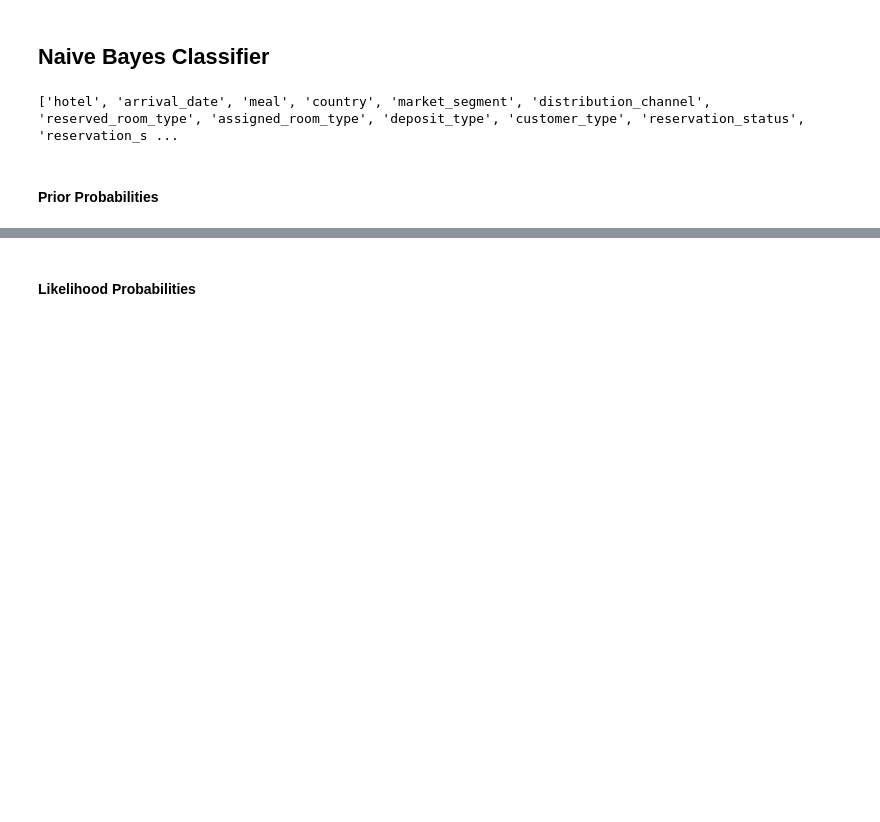
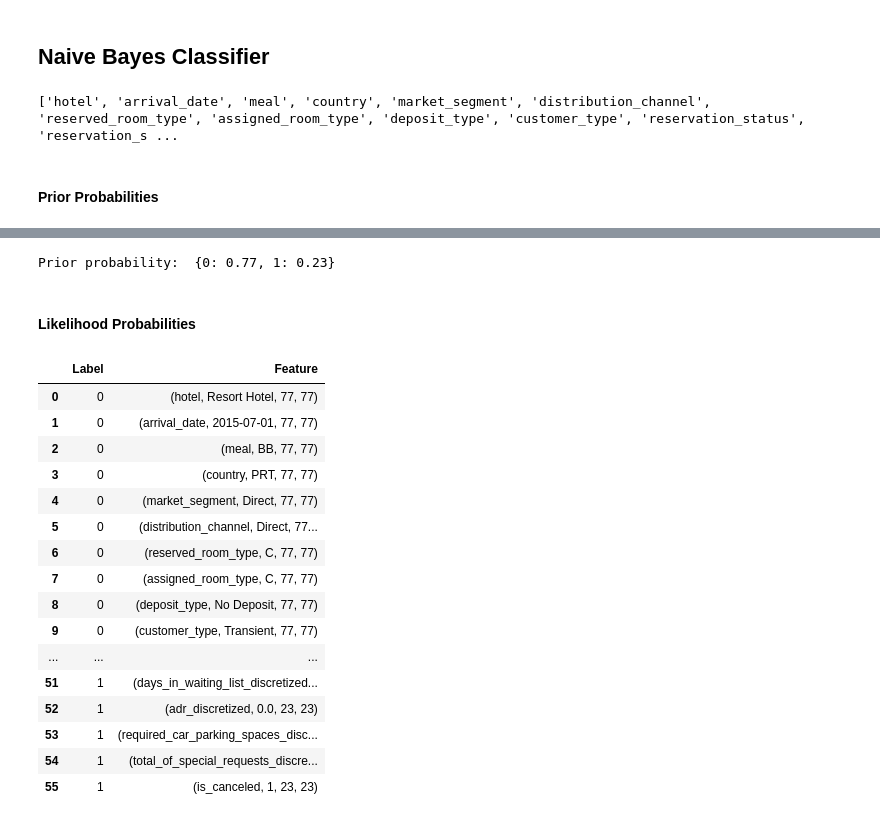
Before and after one commit to hlahany/Hotel-Booking-Big-Data, a Jupyter notebook: PySpark.ipynb, the cells around one changed output, grey strips where cells are left out. Cells and saved outputs as stored; diff of their text form; code cells hidden in the pictures; blank space fills up the shorter version.

```diff
--- a/PySpark.ipynb
+++ b/PySpark.ipynb
@@ -8,7 +24,5 @@ from pyspark.ml.feature import QuantileDiscretizer
 # %%
-import os
-os.environ["SPARK_HOME"] = "D:\Recovered Folders\CUFE\Spring 2024\Big Data\Spark"
-spark = SparkSession.builder.appName("NaiveBayes").getOrCreate()
+spark = SparkSession.builder.appName("HotelBooking").getOrCreate()
 
 sc = spark.sparkContext
 sc.setLogLevel("ERROR")
@@ -113,0 +109,3 @@ only showing top 20 rows
+# %%
+df_discretized = df_discretized.take(100)
+df_discretized = sc.parallelize(df_discretized)
@@ -114,14 +125,7 @@ only showing top 20 rows
 # %%
-# Use reduceByKey instead of groupByKey
-prior = (df_discretized.rdd
-                     .mapPartitions(mapper)
-                     .reduceByKey(lambda a, b: a + b)
-                     .collect())
-
-# Calculate total
+prior = prior.collect()
 total = sum([x[1] for x in prior])
-
-# Calculate prior probabilities
-prior_dict = {x[0]: x[1]/total for x in prior}
-
+prior_dict = dict([(x[0], x[1]/total) for x in prior])
 print("Prior probability: ", prior_dict)
+# %% [output]
+Prior probability:  {0: 0.77, 1: 0.23}
@@ -218,3 +217,25 @@ def reducer2(row):
 # %%
-likelihood = df_discretized.rdd.mapPartitions(mapper).groupByKey().flatMap(reducer1).groupByKey().flatMap(reducer2).collect()
-print(likelihood)
+# likelihood = df_discretized.rdd.mapPartitions(mapper).groupByKey().flatMap(reducer1).groupByKey().flatMap(reducer2).collect()
+likelihood = df_discretized.mapPartitions(mapper).groupByKey().flatMap(reducer1).groupByKey().flatMap(reducer2).collect()
+# %%
+# Print likelihood using pandas
+likelihood_df = pd.DataFrame(likelihood, columns=["Label", "Feature"])
+likelihood_df
+# %% [output]
+|  | Label | Feature |
+| 0 | 0 | (hotel, Resort Hotel, 77, 77) |
+| 1 | 0 | (arrival_date, 2015-07-01, 77, 77) |
+| 2 | 0 | (meal, BB, 77, 77) |
+| 3 | 0 | (country, PRT, 77, 77) |
+| 4 | 0 | (market_segment, Direct, 77, 77) |
+| 5 | 0 | (distribution_channel, Direct, 77... |
+| 6 | 0 | (reserved_room_type, C, 77, 77) |
+| 7 | 0 | (assigned_room_type, C, 77, 77) |
+| 8 | 0 | (deposit_type, No Deposit, 77, 77) |
+| 9 | 0 | (customer_type, Transient, 77, 77) |
+| ... | ... | ... |
+| 51 | 1 | (days_in_waiting_list_discretized... |
+| 52 | 1 | (adr_discretized, 0.0, 23, 23) |
+| 53 | 1 | (required_car_parking_spaces_disc... |
+| 54 | 1 | (total_of_special_requests_discre... |
+| 55 | 1 | (is_canceled, 1, 23, 23) |
```
Also changed, not shown: parts of 11 cells of this notebook, 1 other file.
